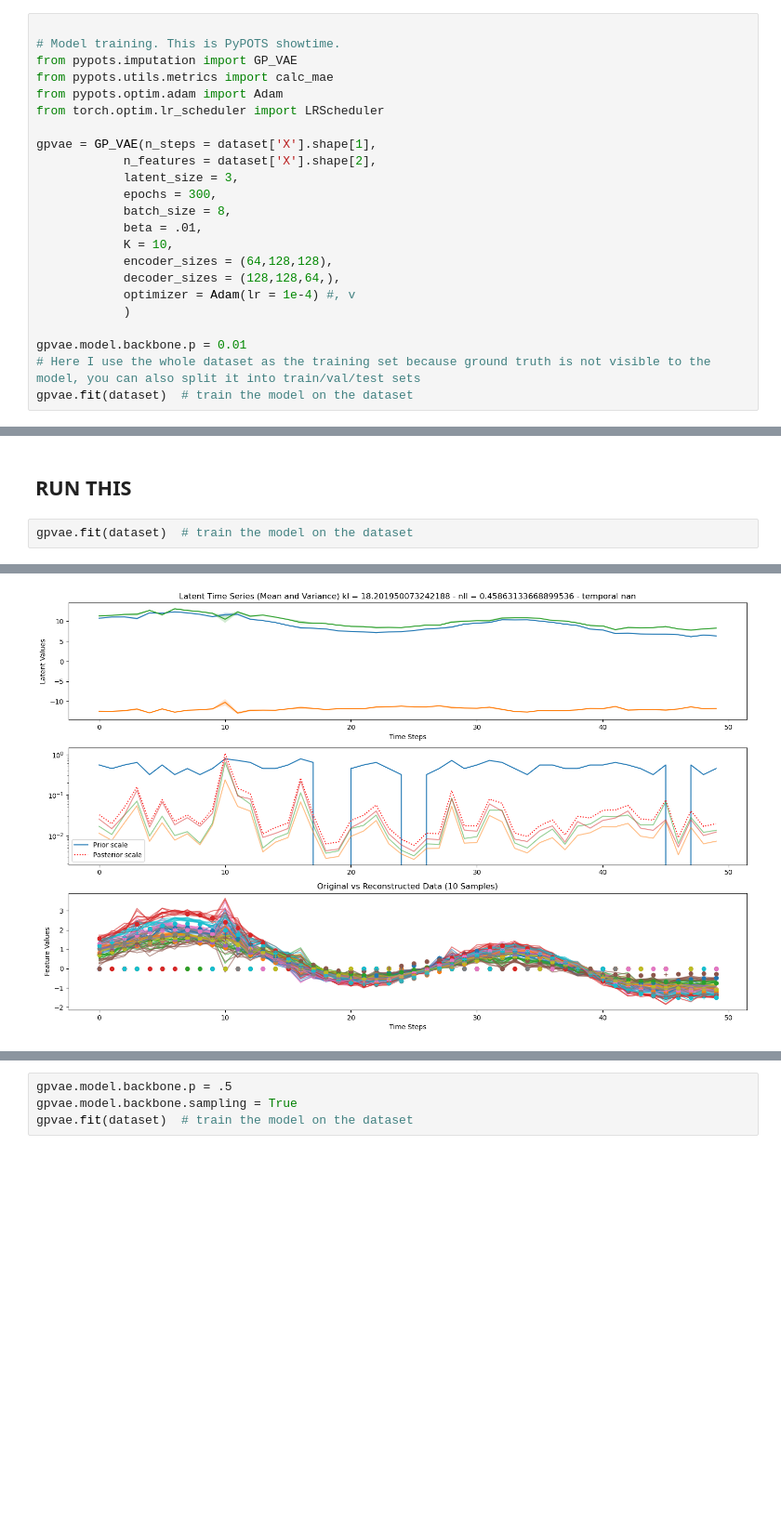
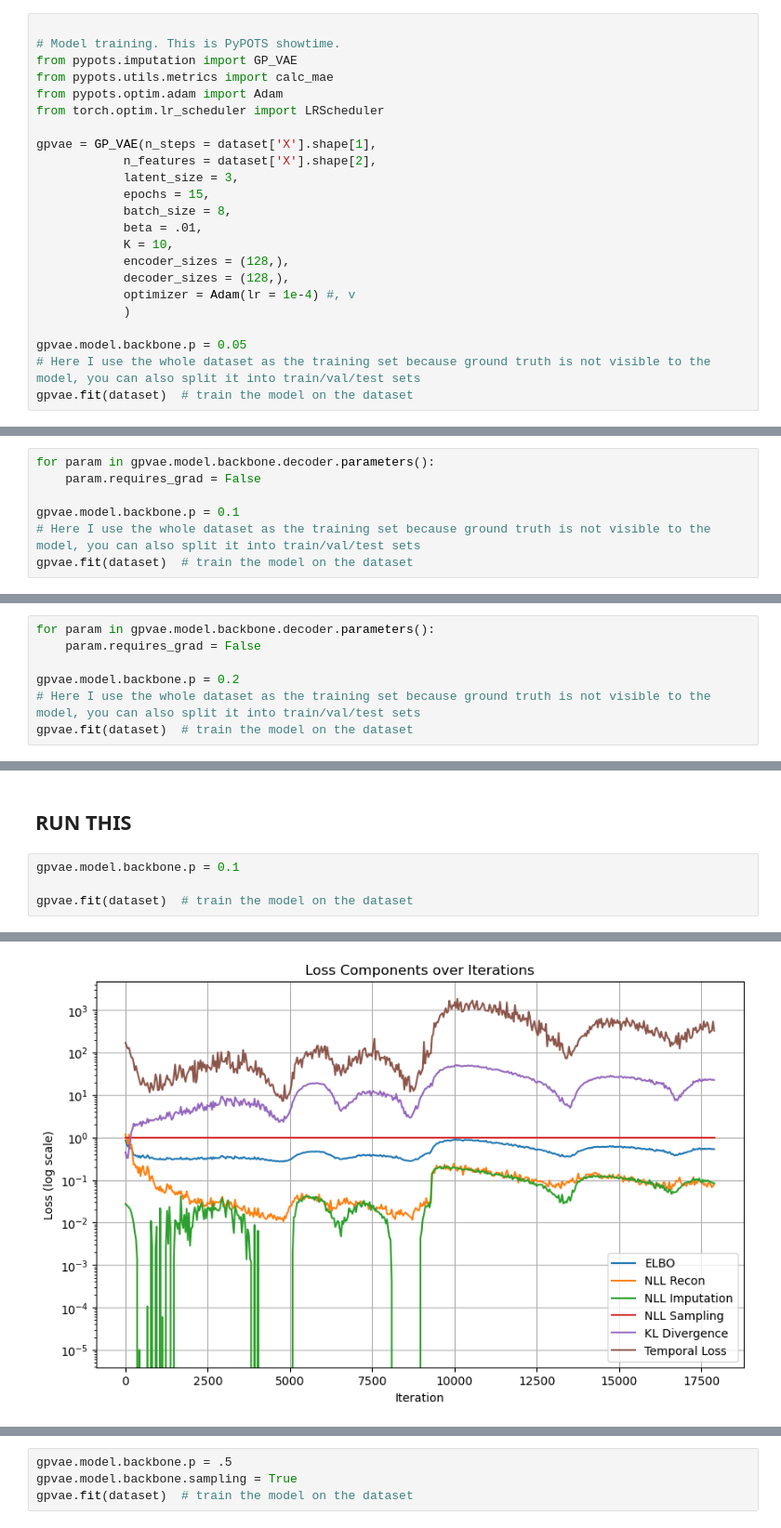
Before and after one commit to AlexandreAbraham/PyPOTS, a Jupyter notebook: pypots_artificial_uncertainty.ipynb, the cells around one changed output, grey strips where cells are left out. Shown: that part at 93% size. Drawn from its saved outputs; the diff is of its cells as text; blank space fills up the shorter version.

```diff
--- a/pypots_artificial_uncertainty.ipynb
+++ b/pypots_artificial_uncertainty.ipynb
@@ -84,16 +84,16 @@ from torch.optim.lr_scheduler import LRScheduler
 gpvae = GP_VAE(n_steps = dataset['X'].shape[1],
             n_features = dataset['X'].shape[2],
             latent_size = 3,
-            epochs = 300,
+            epochs = 15,
             batch_size = 8,
             beta = .01,
             K = 10,
-            encoder_sizes = (64,128,128),
-            decoder_sizes = (128,128,64,),
+            encoder_sizes = (128,),
+            decoder_sizes = (128,),
             optimizer = Adam(lr = 1e-4) #, v
             )
 
-gpvae.model.backbone.p = 0.01
+gpvae.model.backbone.p = 0.05
 # Here I use the whole dataset as the training set because ground truth is not visible to the model, you can also split it into train/val/test sets
 gpvae.fit(dataset)  # train the model on the dataset
 # %% [output]
@@ -119,0 +140,7 @@ GpvaeEncoder(
+# %%
+for param in gpvae.model.backbone.decoder.parameters():
+    param.requires_grad = False
+
+gpvae.model.backbone.p = 0.1
+# Here I use the whole dataset as the training set because ground truth is not visible to the model, you can also split it into train/val/test sets
+gpvae.fit(dataset)  # train the model on the dataset
@@ -119,0 +167,7 @@ GpvaeEncoder(
+# %%
+for param in gpvae.model.backbone.decoder.parameters():
+    param.requires_grad = False
+
+gpvae.model.backbone.p = 0.2
+# Here I use the whole dataset as the training set because ground truth is not visible to the model, you can also split it into train/val/test sets
+gpvae.fit(dataset)  # train the model on the dataset
@@ -120,5 +184,7 @@ GpvaeEncoder(
 # %% [markdown]
 ## RUN THIS
 # %%
+gpvae.model.backbone.p = 0.1
+
 gpvae.fit(dataset)  # train the model on the dataset
 # %% [output]
@@ -142,4 +206,4 @@ gpvae.fit(dataset)  # train the model on the dataset
-[figure, old version]
+[figure, new version]
 # %%
 ## Assess reconstruction error
 import torch
```
Also changed, not shown: parts of 9 cells of this notebook, 1 other file.
